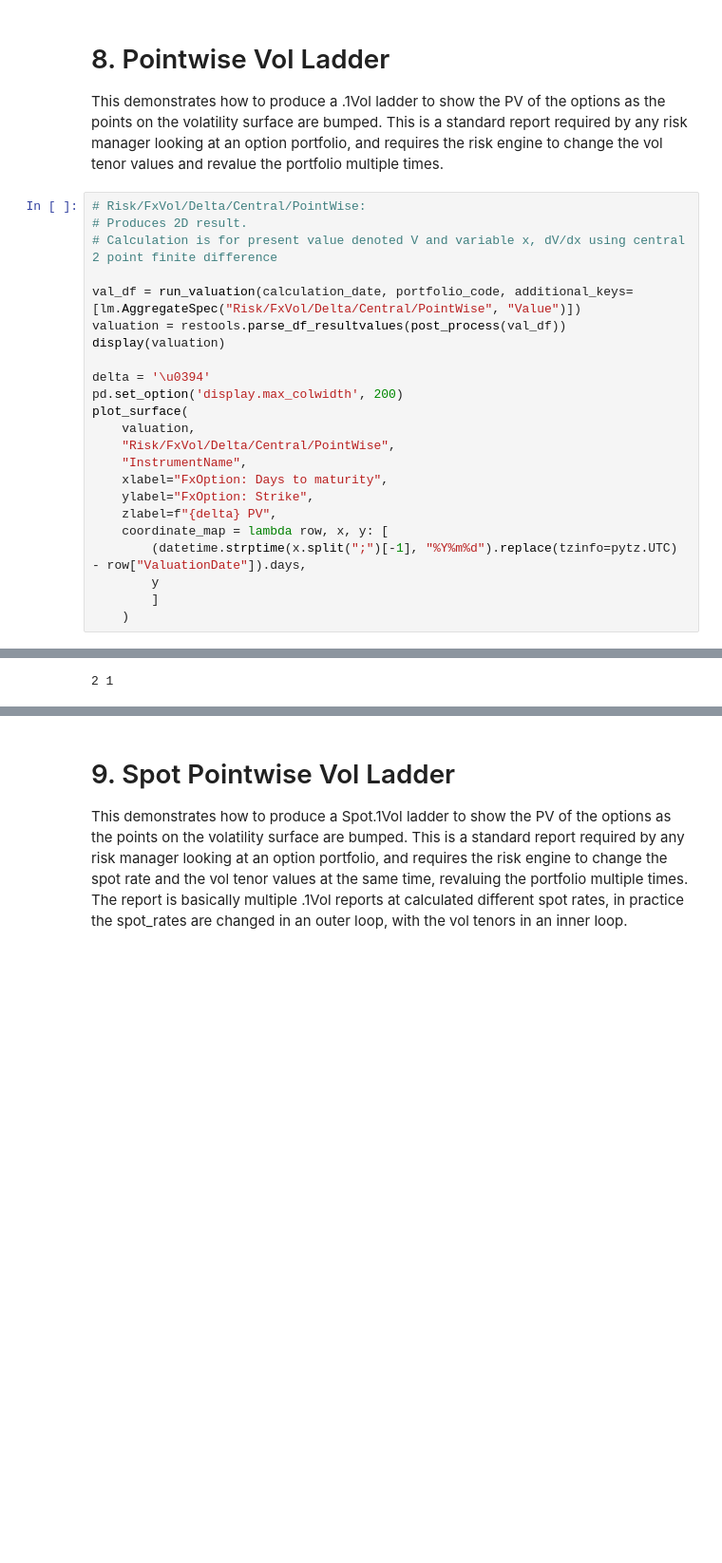
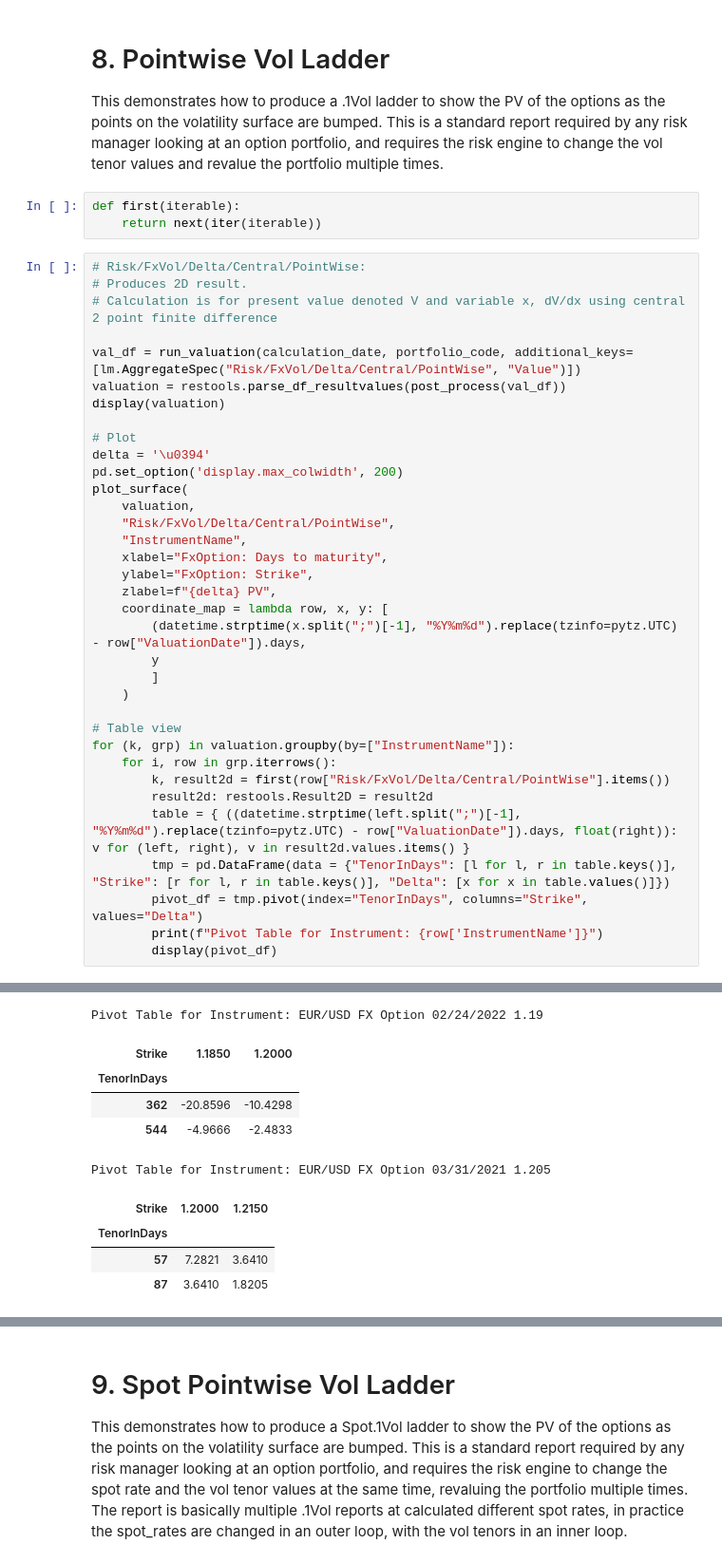
Before and after one commit to peturparkur-fbn/sample-notebooks, a Jupyter notebook: examples/use-cases/instruments/FX Option Vanilla Risk Ladders.ipynb, the cells around one changed output, grey strips where cells are left out. Shown at 95% size. Drawn from its saved outputs; the diff is of its cells as text; blank space fills up the shorter version.

```diff
--- a/examples/use-cases/instruments/FX Option Vanilla Risk Ladders.ipynb
+++ b/examples/use-cases/instruments/FX Option Vanilla Risk Ladders.ipynb
@@ -1061,34 +1059,58 @@ plt.legend()
 # 8. Pointwise Vol Ladder
 
 This demonstrates how to produce a .1Vol ladder to show the PV of the options as the points on the volatility surface are bumped. This is a standard report required by any risk manager looking at an option portfolio, and requires the risk engine to change the vol tenor values and revalue the portfolio multiple times.
+# %%
+def first(iterable):
+    return next(iter(iterable))
 # %%
 # Risk/FxVol/Delta/Central/PointWise:
 # Produces 2D result.
 # Calculation is for present value denoted V and variable x, dV/dx using central 2 point finite difference
 
 val_df = run_valuation(calculation_date, portfolio_code, additional_keys=[lm.AggregateSpec("Risk/FxVol/Delta/Central/PointWise", "Value")])
 valuation = restools.parse_df_resultvalues(post_process(val_df))
 display(valuation)
 
+# Plot
 delta = '\u0394'
 pd.set_option('display.max_colwidth', 200)
 plot_surface(
     valuation,
     "Risk/FxVol/Delta/Central/PointWise",
     "InstrumentName",
     xlabel="FxOption: Days to maturity",
     ylabel="FxOption: Strike",
     zlabel=f"{delta} PV",
     coordinate_map = lambda row, x, y: [
         (datetime.strptime(x.split(";")[-1], "%Y%m%d").replace(tzinfo=pytz.UTC) - row["ValuationDate"]).days,
         y
         ]
     )
+
+# Table view
+for (k, grp) in valuation.groupby(by=["InstrumentName"]):
+    for i, row in grp.iterrows():
+        k, result2d = first(row["Risk/FxVol/Delta/Central/PointWise"].items())
+        result2d: restools.Result2D = result2d
+        table = { ((datetime.strptime(left.split(";")[-1], "%Y%m%d").replace(tzinfo=pytz.UTC) - row["ValuationDate"]).days, float(right)): v for (left, right), v in result2d.values.items() }
+        tmp = pd.DataFrame(data = {"TenorInDays": [l for l, r in table.keys()], "Strike": [r for l, r in table.keys()], "Delta": [x for x in table.values()]})
+        pivot_df = tmp.pivot(index="TenorInDays", columns="Strike", values="Delta")
+        print(f"Pivot Table for Instrument: {row['InstrumentName']}")
+        display(pivot_df)
 # %% [output]
 |  | ValuationDate | InstrumentName | Quotes/FxRate/DomFgn | ClientInternal | Holding | Present Value | Delta | ... |
 | 0 | 2021-01-23 00:00:00+00:00 | EUR/USD FX Option 03/31/2021 1.205 | 1.2171 | EURUSDOption1DemoRisk | 1,000,000.0000 | 24,256.4392 | 0.6117 | ... |
 | 1 | 2021-01-23 00:00:00+00:00 | EUR/USD FX Option 02/24/2022 1.19 | 1.2171 | EURUSDOption2DemoRisk | -1,000,000.0000 | -32,357.7004 | -0.3588 | ... |
-2 1
+Pivot Table for Instrument: EUR/USD FX Option 02/24/2022 1.19
+| Strike | 1.1850 | 1.2000 |
+| TenorInDays |  |  |
+| 362 | -20.8596 | -10.4298 |
+| 544 | -4.9666 | -2.4833 |
+Pivot Table for Instrument: EUR/USD FX Option 03/31/2021 1.205
+| Strike | 1.2000 | 1.2150 |
+| TenorInDays |  |  |
+| 57 | 7.2821 | 3.6410 |
+| 87 | 3.6410 | 1.8205 |
 [figure]
 # %% [markdown]
 # 9. Spot Pointwise Vol Ladder
```
Also changed, not shown: parts of 8 cells of this notebook.
